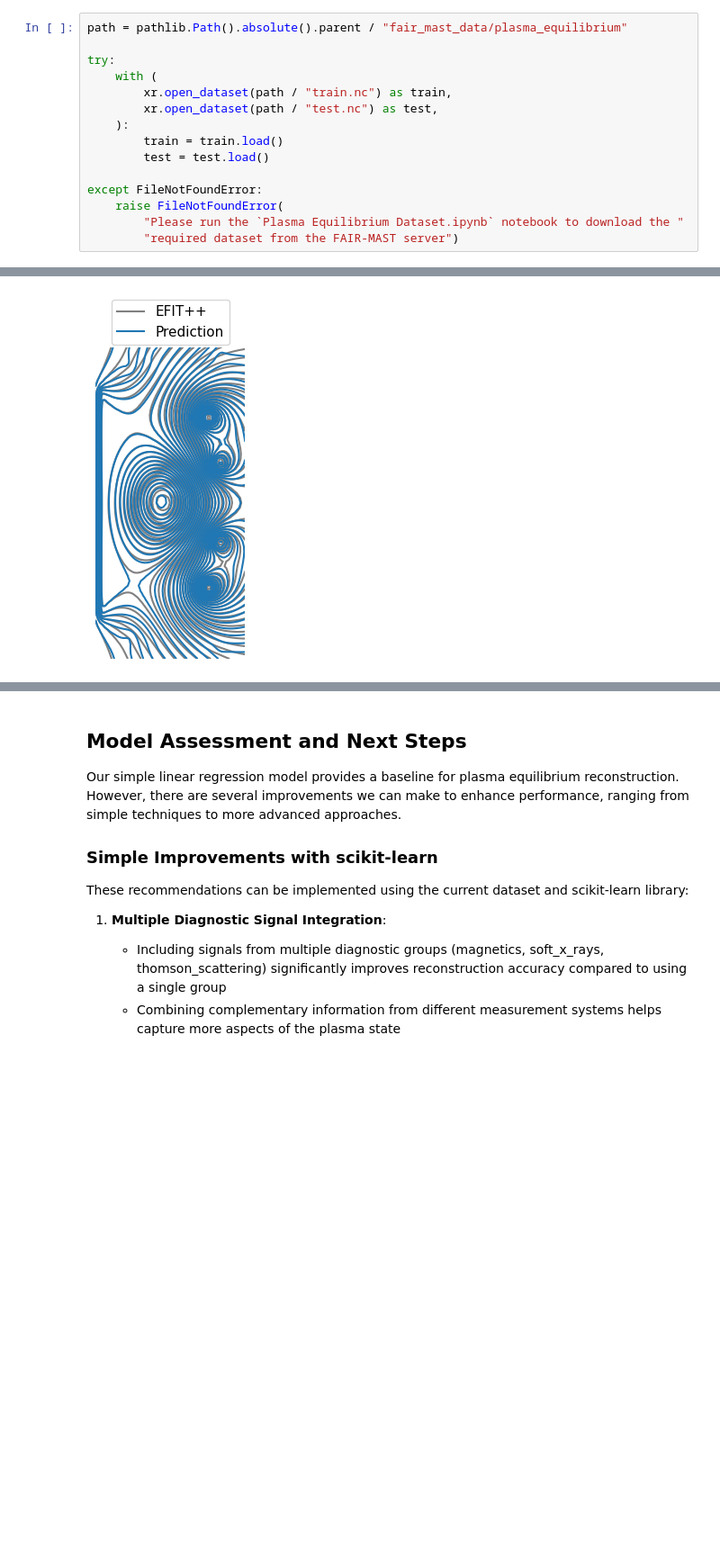
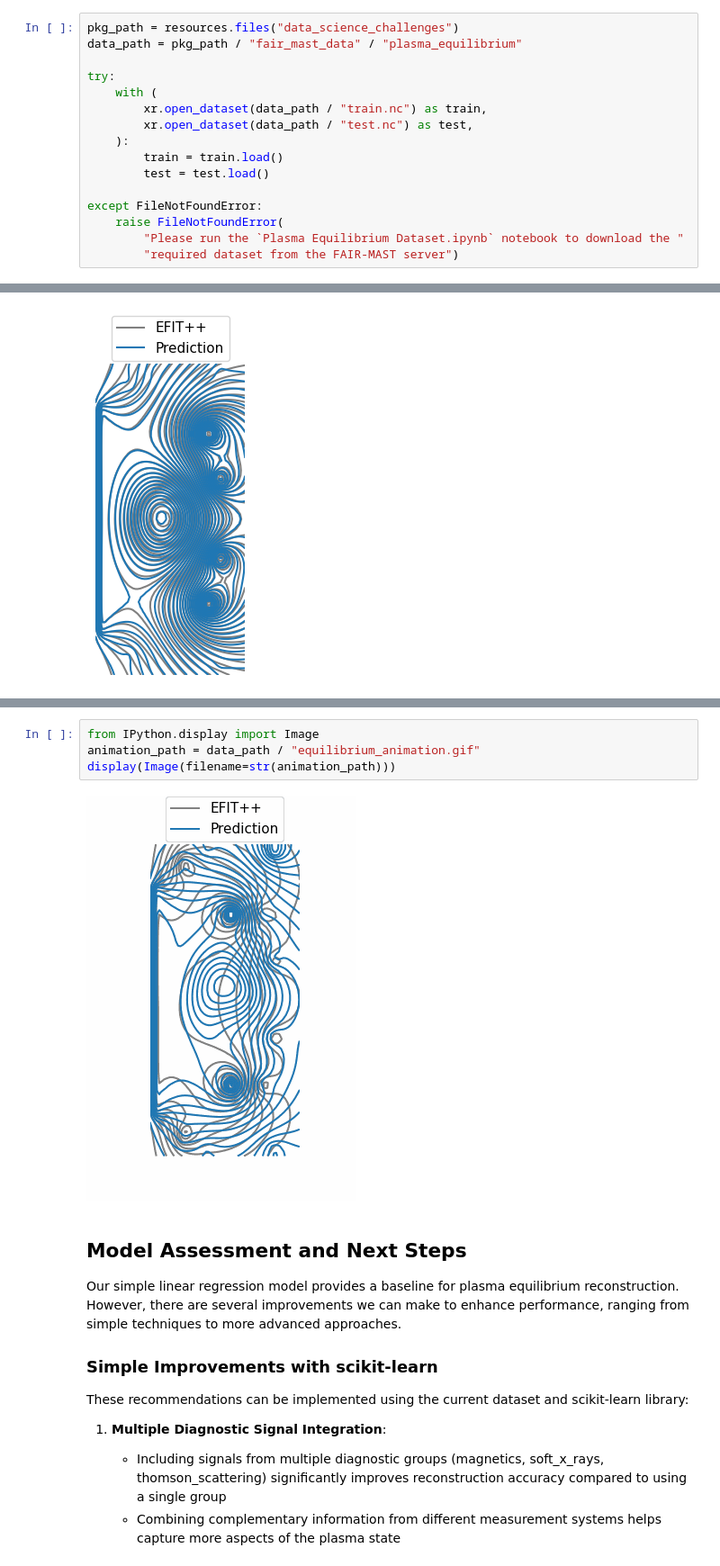
Before and after one commit to Simon-McIntosh/data-science-challenges, a Jupyter notebook: notebooks/MAST Plasma Equilibrium.ipynb, the cells around one changed output, grey strips where cells are left out. Shown at 90% size. Saved outputs shown, nothing was run; the diff lists cells and outputs as text; blank space fills up the shorter version.

Commit message:
update data paths to use importlib.resources for colab use

```diff
--- a/notebooks/MAST Plasma Equilibrium.ipynb
+++ b/notebooks/MAST Plasma Equilibrium.ipynb
@@ -80,12 +81,13 @@ import xarray as xr
 # %% [markdown]
 Next, we load the training and test datasets from our project directory.
 # %%
-path = pathlib.Path().absolute().parent / "fair_mast_data/plasma_equilibrium"
+pkg_path = resources.files("data_science_challenges")
+data_path = pkg_path / "fair_mast_data" / "plasma_equilibrium"
 
 try:
     with (
-        xr.open_dataset(path / "train.nc") as train,
-        xr.open_dataset(path / "test.nc") as test,
+        xr.open_dataset(data_path / "train.nc") as train,
+        xr.open_dataset(data_path / "test.nc") as test,
     ):
         train = train.load()
         test = test.load()
@@ -369,6 +371,12 @@ contour.to_gif(y_test, y_pred)
 The animation below shows how our model predictions (blue) compare to the EFIT++ ground truth (gray) over time:
 
 ![Equilibrium Animation Comparison](../fair_mast_data/plasma_equilibrium/equilibrium_animation.gif)
+# %%
+from IPython.display import Image
+animation_path = data_path / "equilibrium_animation.gif"
+display(Image(filename=str(animation_path)))
+# %% [output]
+[figure, added]
 # %% [markdown]
 ## Model Assessment and Next Steps
 
```
Also changed, not shown: parts of 4 cells of this notebook, 18 other files.
